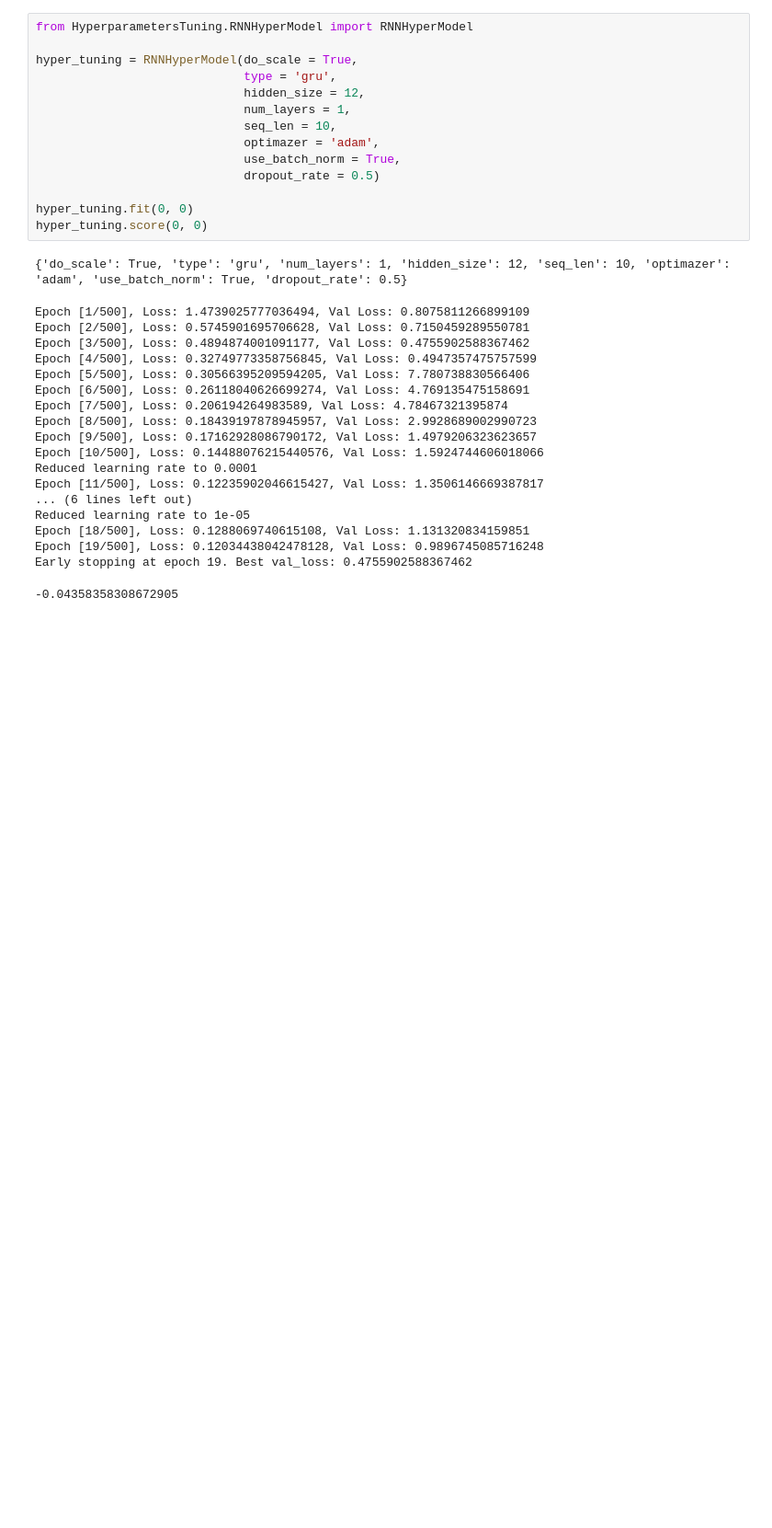
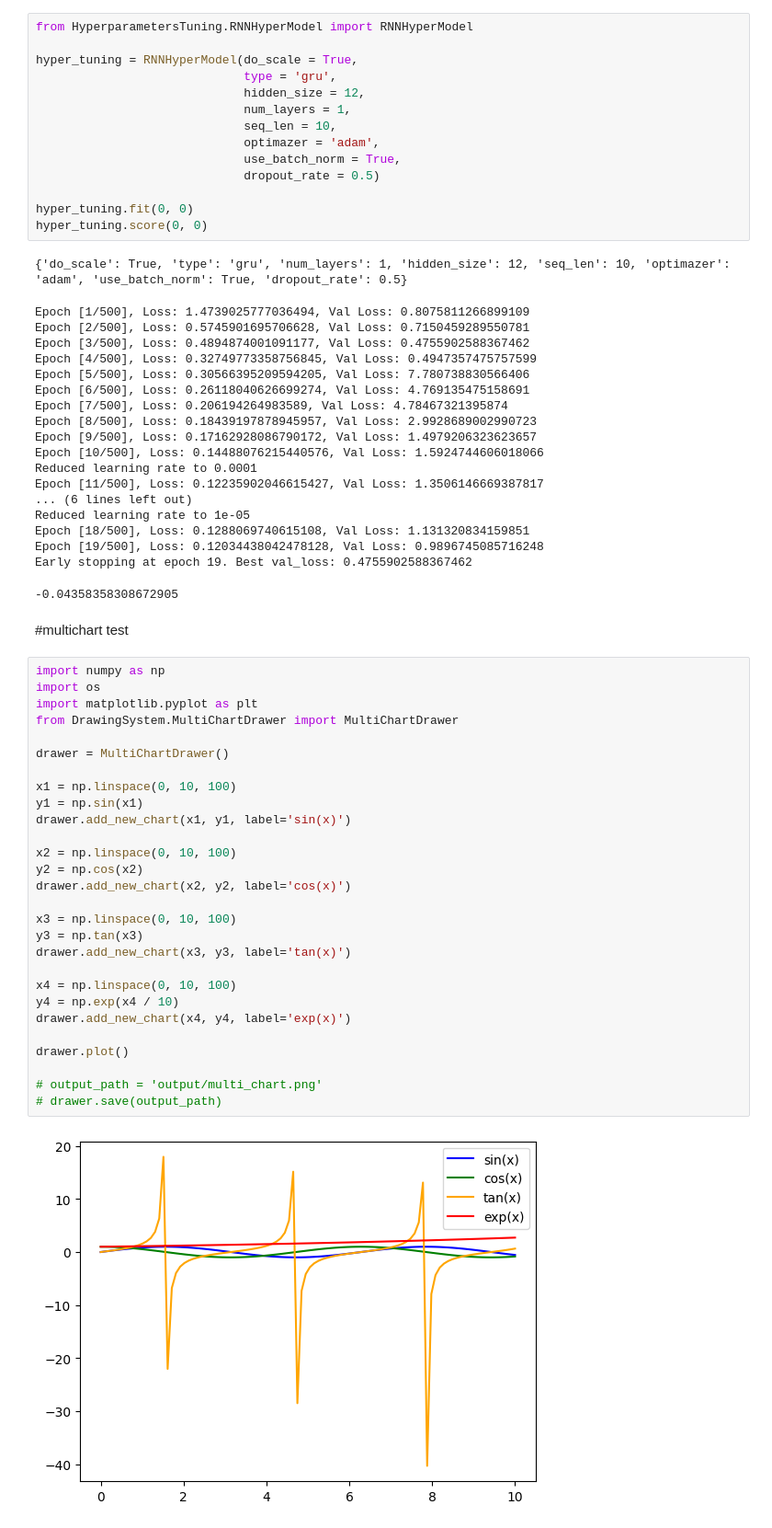
Before and after one commit to InnerShadow/UDSpredictor, a Jupyter notebook: src/demo.ipynb, the cells around one changed output. Shown: that part at 92% size. Saved outputs shown, nothing was run; the diff lists cells and outputs as text; blank space fills up the shorter version.

Commit message:
include_drawings

```diff
--- a/src/demo.ipynb
+++ b/src/demo.ipynb
@@ -199,3 +199,35 @@ Epoch [18/500], Loss: 0.1288069740615108, Val Loss: 1.131320834159851
 Epoch [19/500], Loss: 0.12034438042478128, Val Loss: 0.9896745085716248
 Early stopping at epoch 19. Best val_loss: 0.4755902588367462
 -0.04358358308672905
+# %% [markdown]
+#multichart test
+# %%
+import numpy as np
+import os
+import matplotlib.pyplot as plt
+from DrawingSystem.MultiChartDrawer import MultiChartDrawer
+
+drawer = MultiChartDrawer()
+
+x1 = np.linspace(0, 10, 100)
+y1 = np.sin(x1)
+drawer.add_new_chart(x1, y1, label='sin(x)')
+
+x2 = np.linspace(0, 10, 100)
+y2 = np.cos(x2)
+drawer.add_new_chart(x2, y2, label='cos(x)')
+
+x3 = np.linspace(0, 10, 100)
+y3 = np.tan(x3)
+drawer.add_new_chart(x3, y3, label='tan(x)')
+
+x4 = np.linspace(0, 10, 100)
+y4 = np.exp(x4 / 10)
+drawer.add_new_chart(x4, y4, label='exp(x)')
+
+drawer.plot()
+
+# output_path = 'output/multi_chart.png'
+# drawer.save(output_path)
+# %% [output]
+[figure, added]
```
Also changed, not shown: parts of 4 cells of this notebook.
